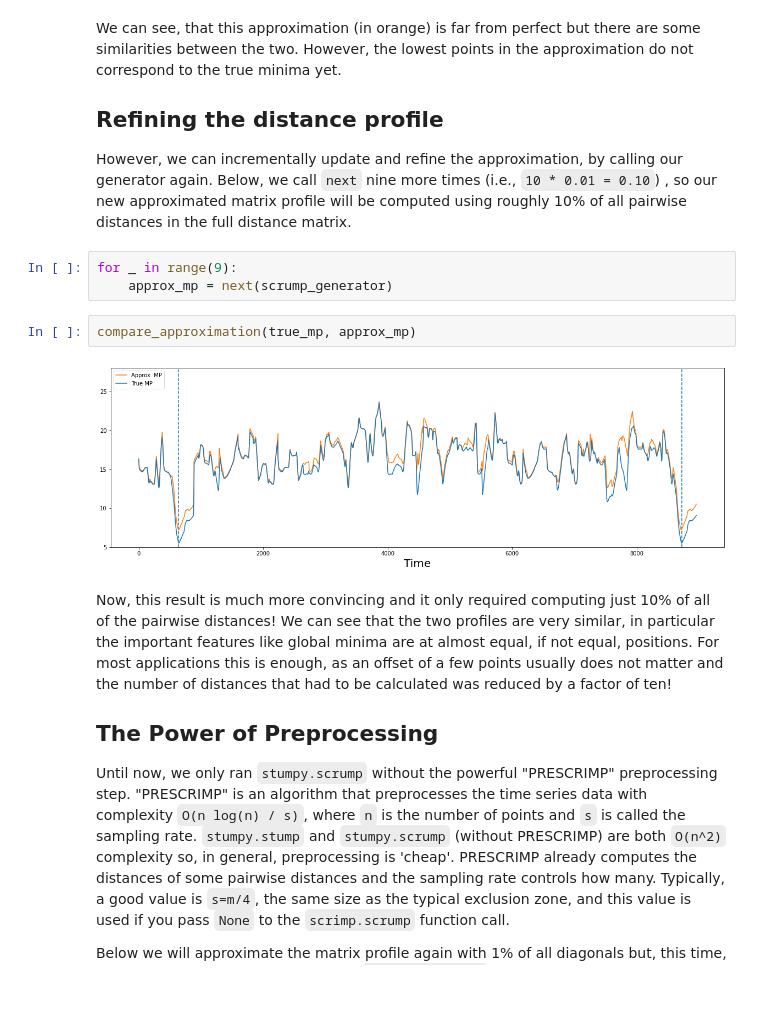
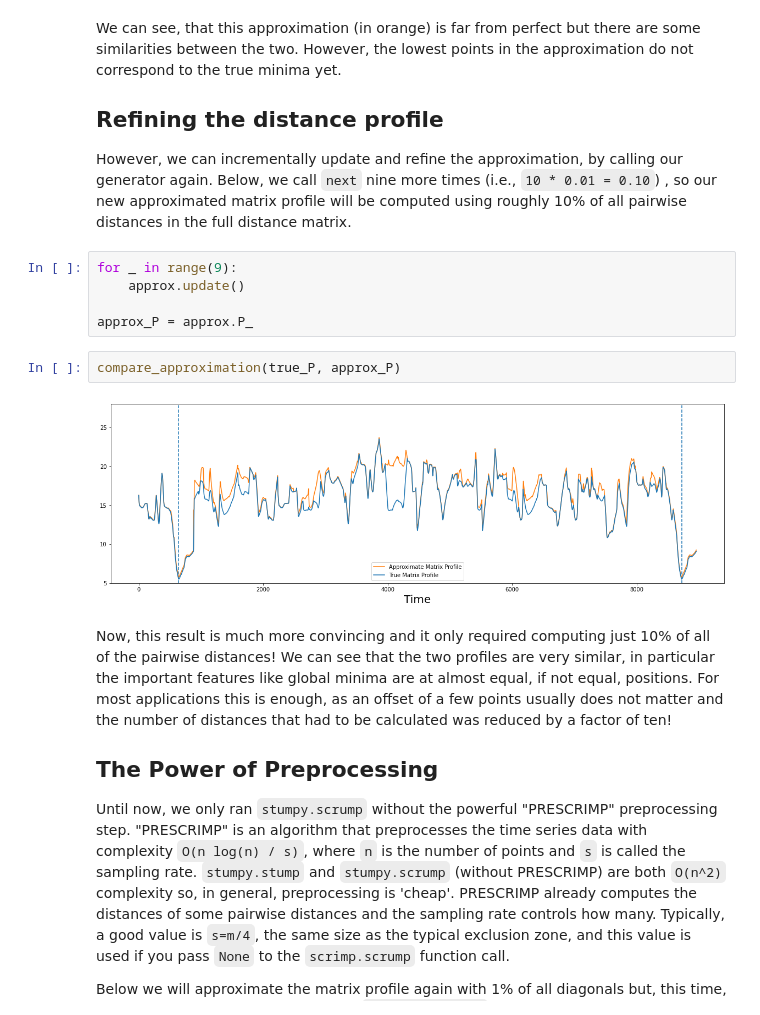
Before and after one commit to TDAmeritrade/stumpy, a Jupyter notebook: docs/Tutorial_Fast_Approximate_Matrix_Profiles.ipynb, the cells around one changed output. Drawn from its saved outputs; the diff is of its cells as text.

```diff
--- a/docs/Tutorial_Fast_Approximate_Matrix_Profiles.ipynb
+++ b/docs/Tutorial_Fast_Approximate_Matrix_Profiles.ipynb
@@ -143,11 +148,13 @@ We can see, that this approximation (in orange) is far from perfect but there ar
 However, we can incrementally update and refine the approximation, by calling our generator again. Below, we call `next` nine more times (i.e., `10 * 0.01 = 0.10`) , so our new approximated matrix profile will be computed using roughly 10% of all pairwise distances in the full distance matrix.
 # %%
 for _ in range(9):
-    approx_mp = next(scrump_generator)
+    approx.update()
+
+approx_P = approx.P_
-# %%
-compare_approximation(true_mp, approx_mp)
-# %% [output]
-[figure, removed]
+# %%
+compare_approximation(true_P, approx_P)
+# %% [output]
+[figure, added]
 # %% [markdown]
 Now, this result is much more convincing and it only required computing just 10% of all of the pairwise distances! We can see that the two profiles are very similar, in particular the important features like global minima are at almost equal, if not equal, positions. For most applications this is enough, as an offset of a few points usually does not matter and the number of distances that had to be calculated was reduced by a factor of ten!
 
```
Also changed, not shown: parts of 17 cells of this notebook, 2 other files.
